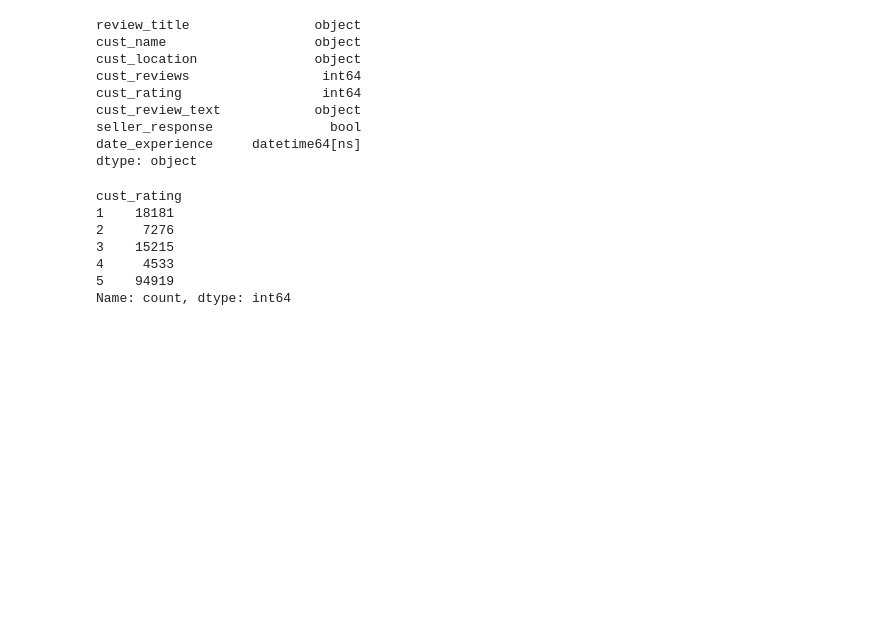
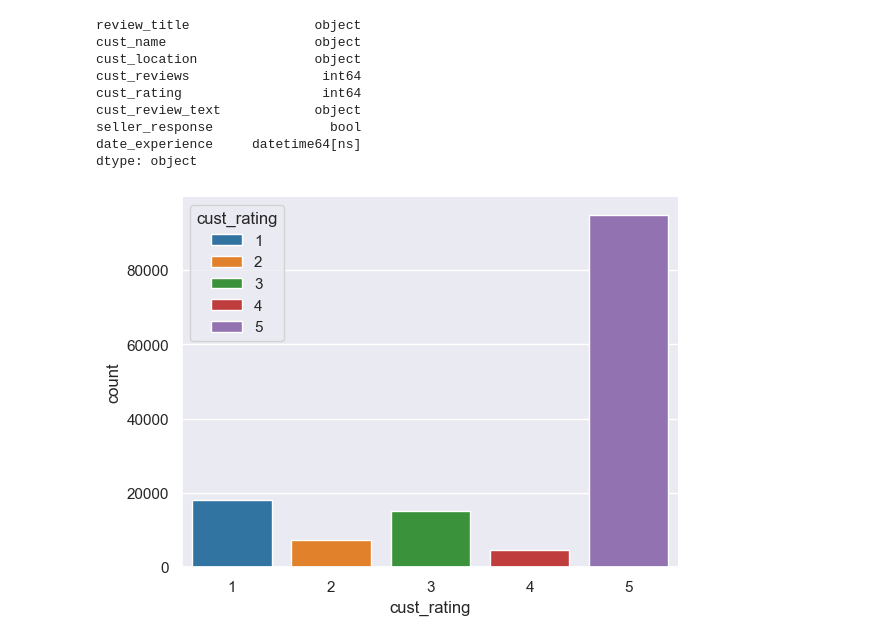
Before and after one commit to fbarulli/trust_me, a Jupyter notebook: fabian/EDA/EDA.ipynb, the cells around one changed output. Saved outputs shown, nothing was run; the diff lists cells and outputs as text; code cells hidden in the pictures; blank space fills up the shorter version.

```diff
--- a/fabian/EDA/EDA.ipynb
+++ b/fabian/EDA/EDA.ipynb
@@ -3,6 +3,8 @@ import pandas as pd
 
 
 import seaborn as sns
+sns.set_theme(palette='BuPu_r')
+
 import matplotlib.pyplot as plt
 # %%
 df = pd.read_csv('trustpilot_reviews.csv')
@@ -27,13 +29,9 @@ cust_review_text            object
 seller_response               bool
 date_experience     datetime64[ns]
 dtype: object
-# %%
-df['cust_rating'].value_counts().sort_index()
-# %% [output]
-cust_rating
-1    18181
-2     7276
-3    15215
-4     4533
-5    94919
-Name: count, dtype: int64
+# %%
+sns.countplot(x='cust_rating', data=df, hue='cust_rating', palette='tab10')
+sns.despine()
+plt.show()
+# %% [output]
+[figure, added]
```
Also changed, not shown: parts of 6 cells of this notebook, 2 other files.
